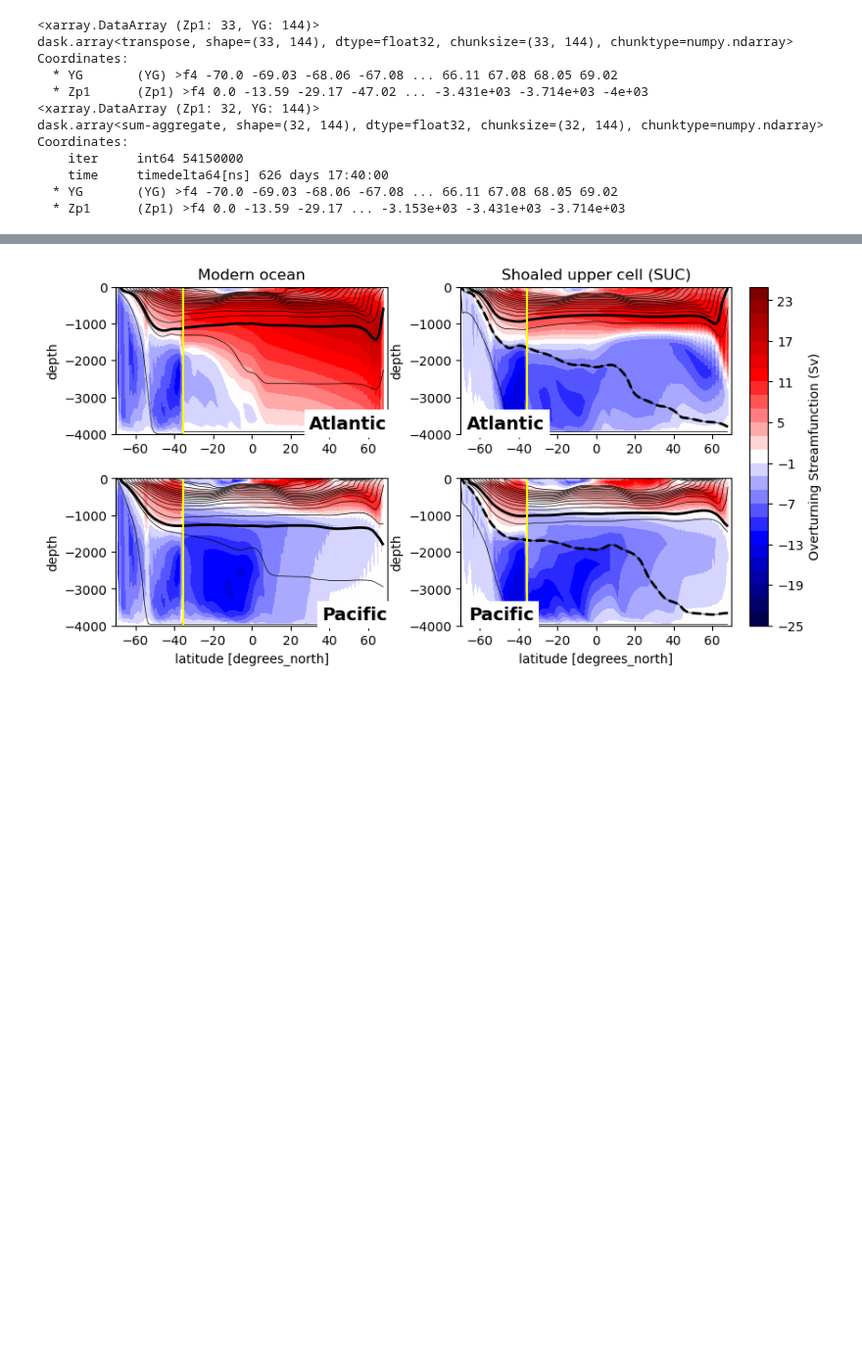
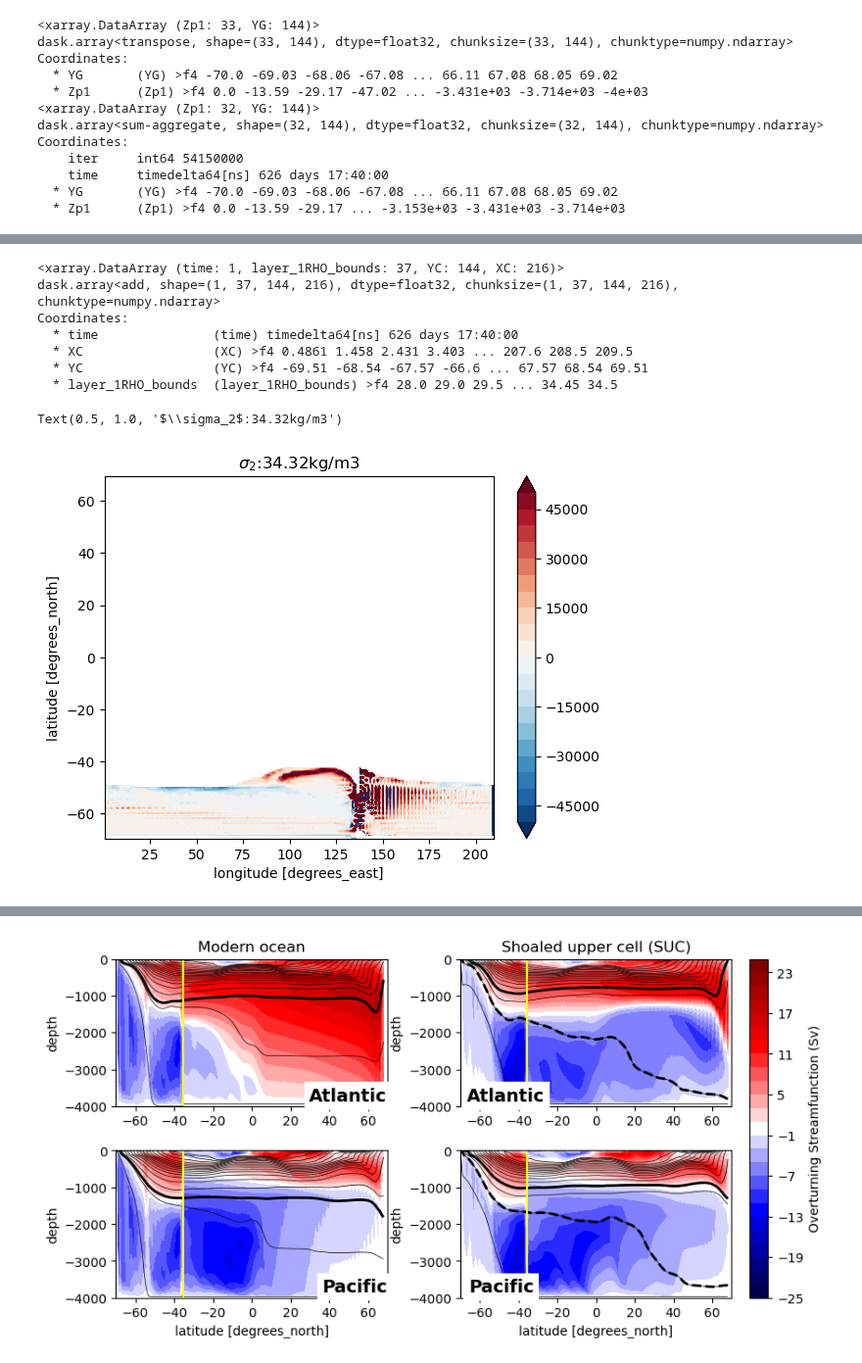
Before and after one commit to anthony-meza/test_age_framework, a Jupyter notebook: age_framework.ipynb, the cells around one changed output, grey strips where cells are left out. Shown at 98% size. Cells and saved outputs as stored; diff of their text form; code cells hidden in the pictures; blank space fills up the shorter version.

```diff
--- a/LGM.ipynb
+++ b/age_framework.ipynb
@@ -244,0 +258,5 @@ wVel.plot()
+# %%
+#print(ds50.LaUH1RHO)
+#print(grid.interp(ds50.LaHs1RHO,'X'))
+Lamask=grid.interp(ds50.LaHs1RHO,'Y')+grid.interp(ds50.LaHw1RHO,'X')
+print(Lamask)
@@ -245 +294,18 @@ wVel.plot()
+# %%
+vtrans = (grid.diff(grid.cumsum(ds50.LaUH1RHO,'1RHO',boundary='fill')*ds50.dyG, 'X',boundary='fill') +
+             grid.diff(grid.cumsum(ds50.LaVH1RHO,'1RHO',boundary='fill')*ds50.dxG, 'Y',boundary='fill'))
+print(vtrans)
+ilevel=30
+vtrans[0,ilevel,:,:].where(Lamask[0,ilevel,:,:]!=0).plot.contourf(levels=np.arange(-5e4,5.2e4,0.5e4))#levels=np.arange(-1e-5,1e-5,0.5e-6)
+plt.title('$\sigma_2$:'+str(vtrans.layer_1RHO_bounds[ilevel].data)+'kg/m3')
+# %% [output]
+<xarray.DataArray (time: 1, layer_1RHO_bounds: 37, YC: 144, XC: 216)>
+dask.array<add, shape=(1, 37, 144, 216), dtype=float32, chunksize=(1, 37, 144, 216), chunktype=numpy.ndarray>
+Coordinates:
+  * time               (time) timedelta64[ns] 626 days 17:40:00
+  * XC                 (XC) >f4 0.4861 1.458 2.431 3.403 ... 207.6 208.5 209.5
+  * YC                 (YC) >f4 -69.51 -68.54 -67.57 -66.6 ... 67.57 68.54 69.51
+  * layer_1RHO_bounds  (layer_1RHO_bounds) >f4 28.0 29.0 29.5 ... 34.45 34.5
+Text(0.5, 1.0, '$\\sigma_2$:34.32kg/m3')
+[figure, added]
 # %%
```
Also changed, not shown: parts of 10 cells of this notebook.
